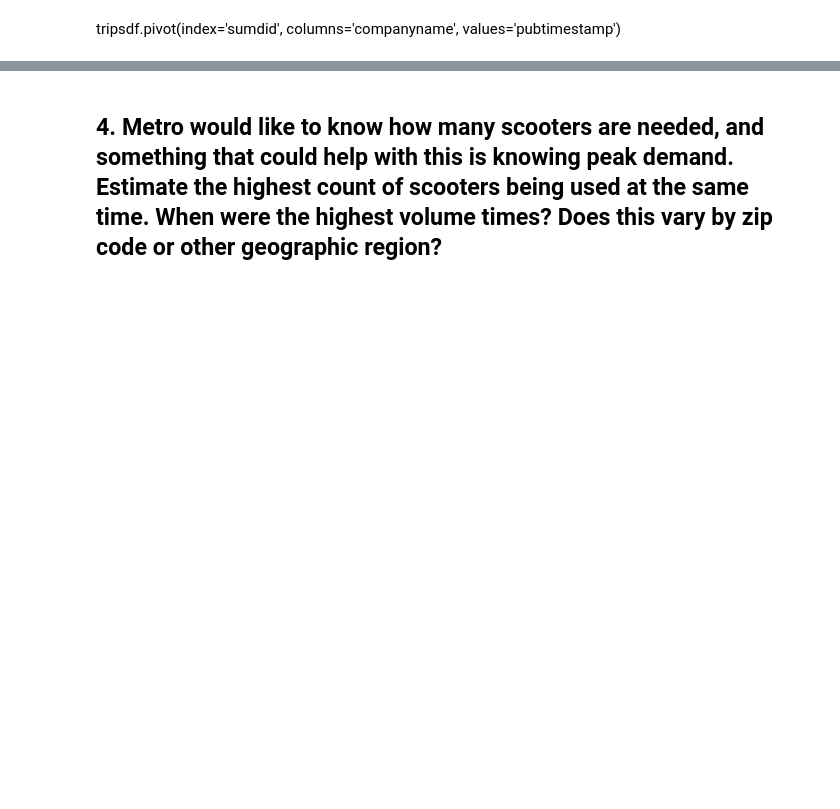
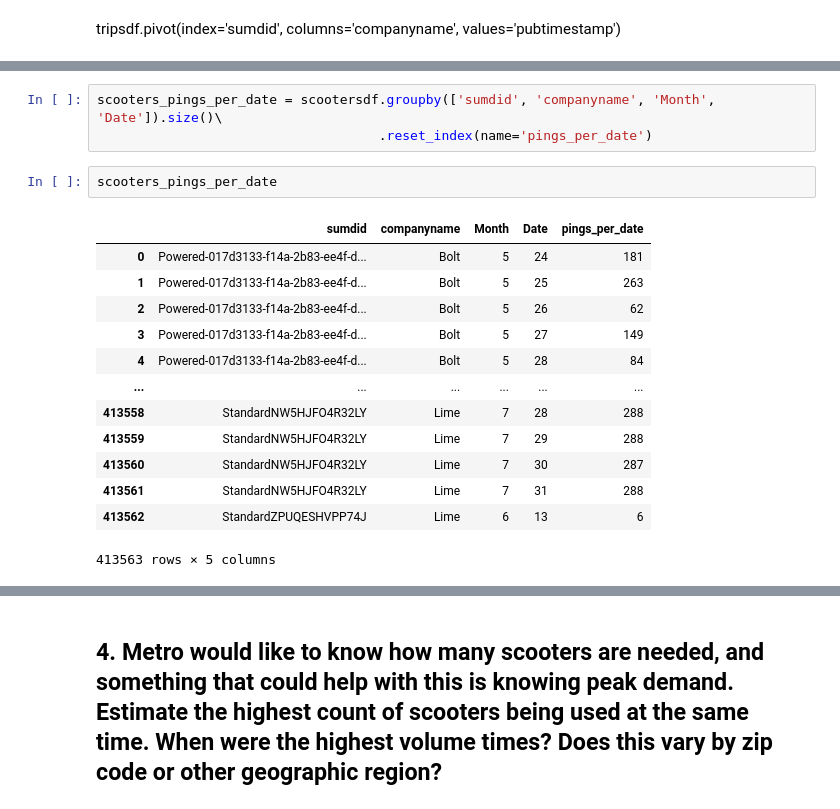
Before and after one commit to NSS-Data-Analytics-Cohort-11/scooters-hot_honey, a Jupyter notebook: notebooks/Scooters.ipynb, the cells around one changed output, grey strips where cells are left out. Cells and saved outputs as stored; diff of their text form; blank space fills up the shorter version.

```diff
--- a/notebooks/Scooters.ipynb
+++ b/notebooks/Scooters.ipynb
@@ -677,0 +670,19 @@ tripsdf[['companyname', 'sumdid', 'pubtimestamp']].groupby(['companyname'])['sum
+# %%
+scooters_pings_per_date = scootersdf.groupby(['sumdid', 'companyname', 'Month', 'Date']).size()\
+                                    .reset_index(name='pings_per_date')
+# %%
+scooters_pings_per_date
+# %% [output]
+|  | sumdid | companyname | Month | Date | pings_per_date |
+| 0 | Powered-017d3133-f14a-2b83-ee4f-d... | Bolt | 5 | 24 | 181 |
+| 1 | Powered-017d3133-f14a-2b83-ee4f-d... | Bolt | 5 | 25 | 263 |
+| 2 | Powered-017d3133-f14a-2b83-ee4f-d... | Bolt | 5 | 26 | 62 |
+| 3 | Powered-017d3133-f14a-2b83-ee4f-d... | Bolt | 5 | 27 | 149 |
+| 4 | Powered-017d3133-f14a-2b83-ee4f-d... | Bolt | 5 | 28 | 84 |
+| ... | ... | ... | ... | ... | ... |
+| 413558 | StandardNW5HJFO4R32LY | Lime | 7 | 28 | 288 |
+| 413559 | StandardNW5HJFO4R32LY | Lime | 7 | 29 | 288 |
+| 413560 | StandardNW5HJFO4R32LY | Lime | 7 | 30 | 287 |
+| 413561 | StandardNW5HJFO4R32LY | Lime | 7 | 31 | 288 |
+| 413562 | StandardZPUQESHVPP74J | Lime | 6 | 13 | 6 |
+413563 rows × 5 columns
```
Also changed, not shown: parts of 30 cells of this notebook.
